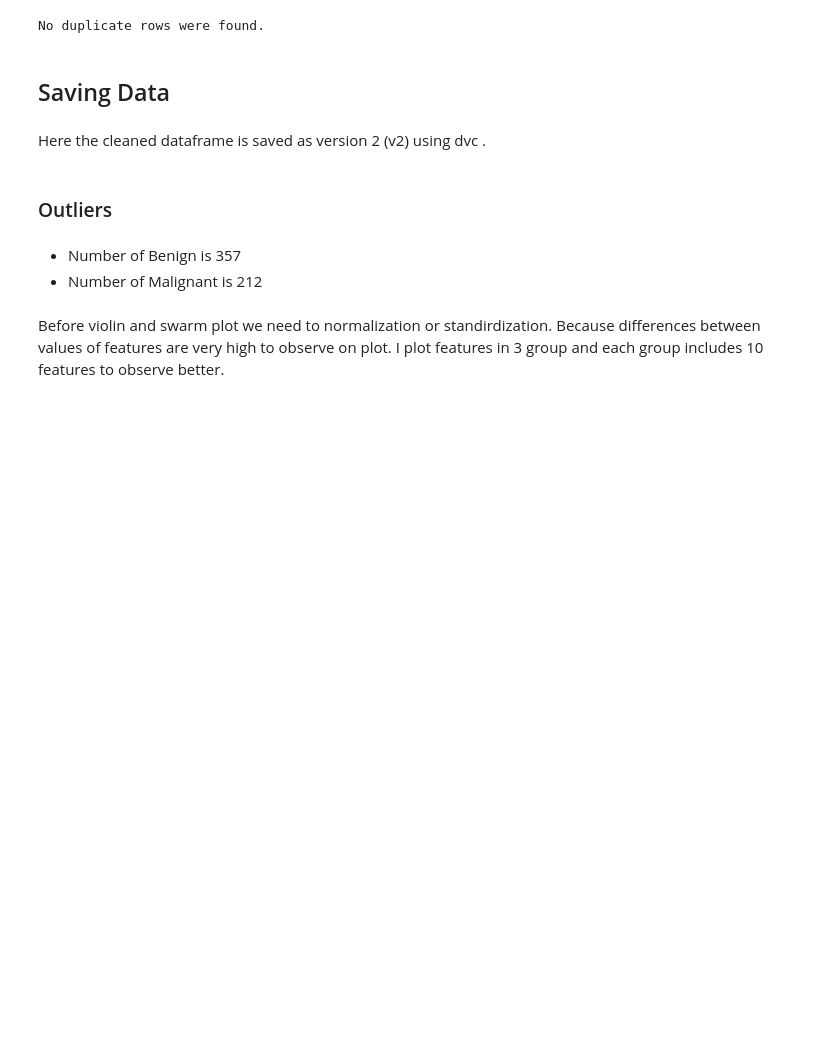
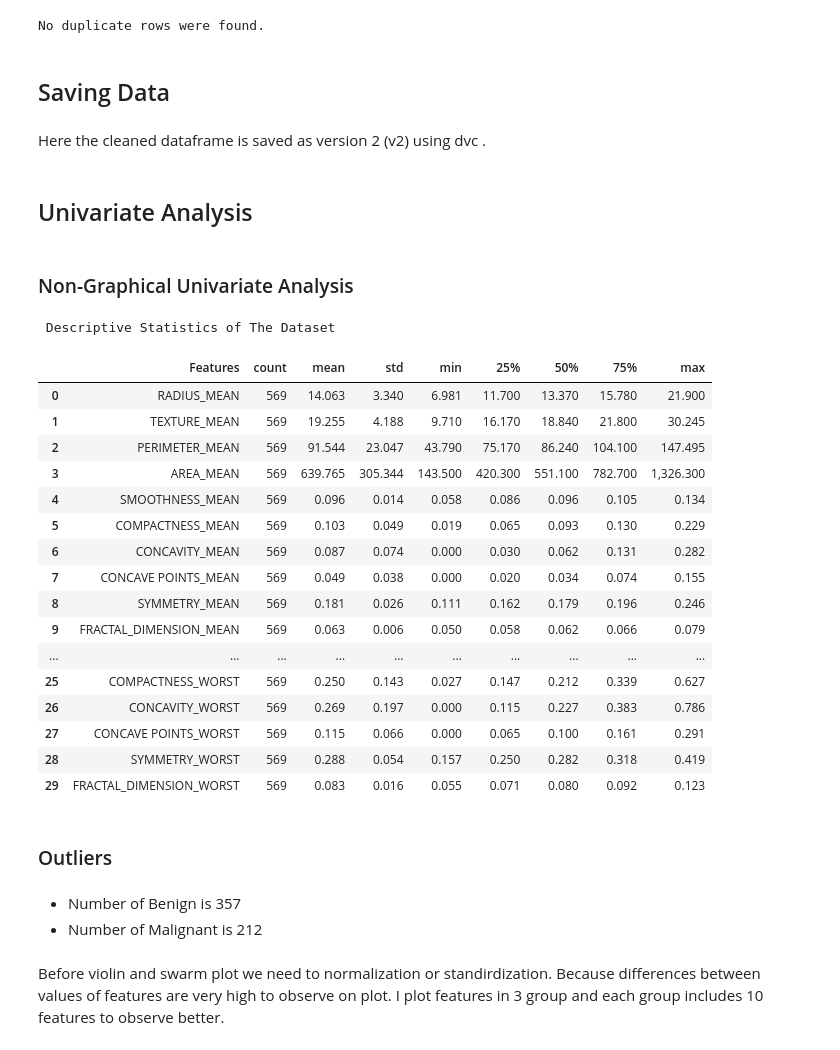
Before and after one commit to 10-Academy-quad-squad/casual-graph, a Jupyter notebook: notebooks/1. EDA.ipynb, the cells around one changed output. Drawn from its saved outputs; the diff is of its cells as text; code cells hidden in the pictures; blank space fills up the shorter version.

Commit message:
feat: non-graphical univariate analysis done

```diff
--- a/notebooks/1. EDA.ipynb
+++ b/notebooks/1. EDA.ipynb
@@ -258,3 +258,7 @@ No duplicate rows were found.
 df.to_csv('../data/data.csv', index=False)
 # %% [markdown]
 Here the cleaned dataframe is saved as version 2 (v2) using dvc .
+# %% [markdown]
+## Univariate Analysis
+# %% [markdown]
+### Non-Graphical Univariate Analysis
@@ -261,3 +267,45 @@ Here the cleaned dataframe is saved as version 2 (v2) using dvc .
+# %%
+colors= ['#fe4a49' ,'#2ab7ca' ,'#fed766' ,'#e6e6ea' ,'#f4f4f8']
+stats_df = df.drop(columns  = ['id']).describe().T.reset_index().rename(columns = {'index':'Features'})
+stats_df['count'] = stats_df['count'].astype(int)
+
+
+style = stats_df.style.set_table_attributes("style='display:inline'").\
+                                bar(subset = ['min', '25%','50%','75%', 'max', 'mean'],axis = 1 ,color = colors[2])\
+                                .format({
+                                         'mean':"{:20,.3f}",
+                                         'std':"{:20,.3f}",
+                                         'min':"{:20,.3f}",
+                                         '25%':"{:20,.3f}",
+                                         '50%':"{:20,.3f}",
+                                         '75%':"{:20,.3f}",
+                                         'max':"{:20,.3f}"})\
+                                .format({"Features": lambda x:  x.upper()},
+                                 )\
+                                .set_properties(**{'background-color': 'white',
+                                    'color': 'black'})
+print('''\n Descriptive Statistics of The Dataset \n''')
+
+display_html(style._repr_html_(), raw=True)
+# %% [output]
+ Descriptive Statistics of The Dataset
+|  | Features | count | mean | std | min | 25% | 50% | 75% | max |
+| 0 | RADIUS_MEAN | 569 | 14.063 | 3.340 | 6.981 | 11.700 | 13.370 | 15.780 | 21.900 |
+| 1 | TEXTURE_MEAN | 569 | 19.255 | 4.188 | 9.710 | 16.170 | 18.840 | 21.800 | 30.245 |
+| 2 | PERIMETER_MEAN | 569 | 91.544 | 23.047 | 43.790 | 75.170 | 86.240 | 104.100 | 147.495 |
+| 3 | AREA_MEAN | 569 | 639.765 | 305.344 | 143.500 | 420.300 | 551.100 | 782.700 | 1,326.300 |
+| 4 | SMOOTHNESS_MEAN | 569 | 0.096 | 0.014 | 0.058 | 0.086 | 0.096 | 0.105 | 0.134 |
+| 5 | COMPACTNESS_MEAN | 569 | 0.103 | 0.049 | 0.019 | 0.065 | 0.093 | 0.130 | 0.229 |
+| 6 | CONCAVITY_MEAN | 569 | 0.087 | 0.074 | 0.000 | 0.030 | 0.062 | 0.131 | 0.282 |
+| 7 | CONCAVE POINTS_MEAN | 569 | 0.049 | 0.038 | 0.000 | 0.020 | 0.034 | 0.074 | 0.155 |
+| 8 | SYMMETRY_MEAN | 569 | 0.181 | 0.026 | 0.111 | 0.162 | 0.179 | 0.196 | 0.246 |
+| 9 | FRACTAL_DIMENSION_MEAN | 569 | 0.063 | 0.006 | 0.050 | 0.058 | 0.062 | 0.066 | 0.079 |
+| ... | ... | ... | ... | ... | ... | ... | ... | ... | ... |
+| 25 | COMPACTNESS_WORST | 569 | 0.250 | 0.143 | 0.027 | 0.147 | 0.212 | 0.339 | 0.627 |
+| 26 | CONCAVITY_WORST | 569 | 0.269 | 0.197 | 0.000 | 0.115 | 0.227 | 0.383 | 0.786 |
+| 27 | CONCAVE POINTS_WORST | 569 | 0.115 | 0.066 | 0.000 | 0.065 | 0.100 | 0.161 | 0.291 |
+| 28 | SYMMETRY_WORST | 569 | 0.288 | 0.054 | 0.157 | 0.250 | 0.282 | 0.318 | 0.419 |
+| 29 | FRACTAL_DIMENSION_WORST | 569 | 0.083 | 0.016 | 0.055 | 0.071 | 0.080 | 0.092 | 0.123 |
 # %% [markdown]
 ### Outliers
 # %%
```
Also changed, not shown: parts of 3 cells of this notebook.
